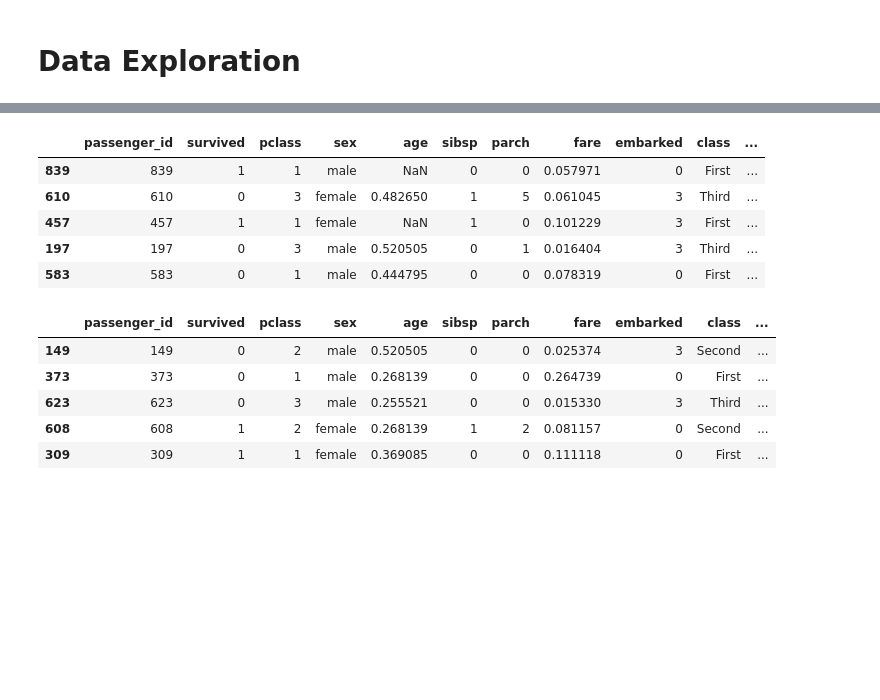
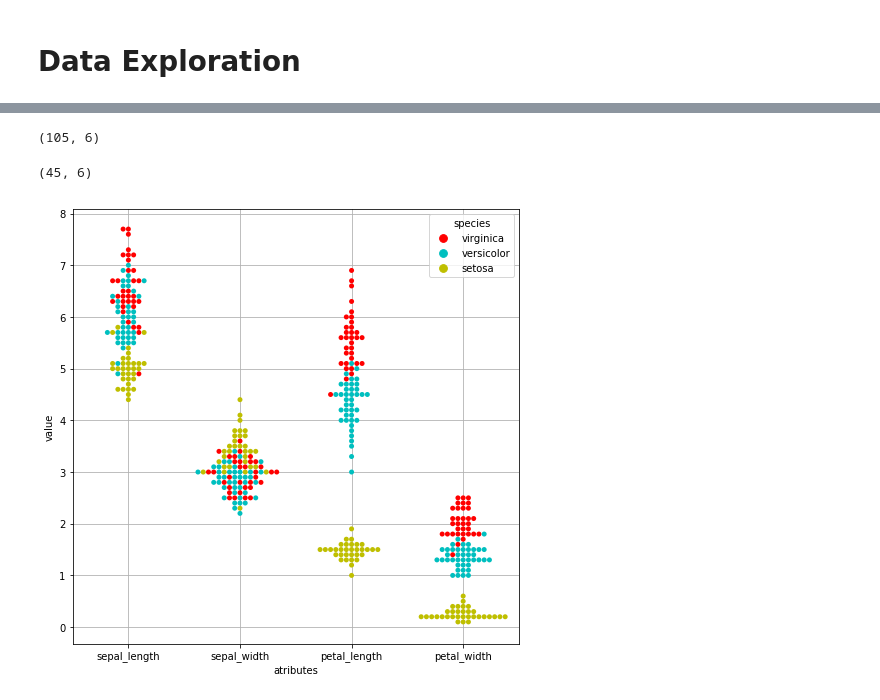
Before and after one commit to StevenGaris/ds-methodologies-exercises, a Jupyter notebook: classification/explore.ipynb, the cells around one changed output, grey strips where cells are left out. Cells and saved outputs as stored; diff of their text form; code cells hidden in the pictures; blank space fills up the shorter version.

```diff
--- a/classification/explore.ipynb
+++ b/classification/explore.ipynb
@@ -9,0 +26,2 @@ import acquire
+# %%
+df_iris = prepare.prep_iris(acquire.get_iris_data())
@@ -11,20 +38,29 @@ import acquire
 # Split data into train (70%) & test (30%) samples.
 # You should end with 2 data frames: train_df and test_df
 
-train_df.head()
+train_df, test_df = train_test_split(df_iris, train_size=.7, random_state=123)
-# %% [output]
-|  | passenger_id | survived | pclass | sex | age | sibsp | parch | fare | embarked | class | ... |
-| 839 | 839 | 1 | 1 | male | NaN | 0 | 0 | 0.057971 | 0 | First | ... |
-| 610 | 610 | 0 | 3 | female | 0.482650 | 1 | 5 | 0.061045 | 3 | Third | ... |
-| 457 | 457 | 1 | 1 | female | NaN | 1 | 0 | 0.101229 | 3 | First | ... |
-| 197 | 197 | 0 | 3 | male | 0.520505 | 0 | 1 | 0.016404 | 3 | Third | ... |
-| 583 | 583 | 0 | 1 | male | 0.444795 | 0 | 0 | 0.078319 | 0 | First | ... |
+# %%
+train_df.shape
+# %% [output]
+(105, 6)
 # %%
-test_df.head()
+test_df.shape
 # %% [output]
-|  | passenger_id | survived | pclass | sex | age | sibsp | parch | fare | embarked | class | ... |
-| 149 | 149 | 0 | 2 | male | 0.520505 | 0 | 0 | 0.025374 | 3 | Second | ... |
-| 373 | 373 | 0 | 1 | male | 0.268139 | 0 | 0 | 0.264739 | 0 | First | ... |
-| 623 | 623 | 0 | 3 | male | 0.255521 | 0 | 0 | 0.015330 | 3 | Third | ... |
-| 608 | 608 | 1 | 2 | female | 0.268139 | 1 | 2 | 0.081157 | 0 | Second | ... |
-| 309 | 309 | 1 | 1 | female | 0.369085 | 0 | 0 | 0.111118 | 0 | First | ... |
+(45, 6)
+# %%
+# Create a swarmplot where the x-axis is each of the independent variable names (petal_length, petal_width, etc).
+# The y-axis is the value of the variable.
+# Use color to represent species as another dimension.
+# Hint: You will to 'melt' the dataframe into a 'long' dataframe in order to accomplish this.
+# What are your takeaways from this visualization?
+
+plt.figure(figsize=(8,8))
+
+df_melt = pd.melt(train_df[['sepal_length','sepal_width','petal_length', 'petal_width', 'species']], "species", var_name="atributes")
+
+sns.swarmplot(x='atributes' , y="value", hue="species",
+              palette=["r", "c", "y"], data=df_melt)
+
+plt.grid(b = True , which = "major")
+# %% [output]
+[figure, added]
```
Also changed, not shown: parts of 9 cells of this notebook, 3 other files.
